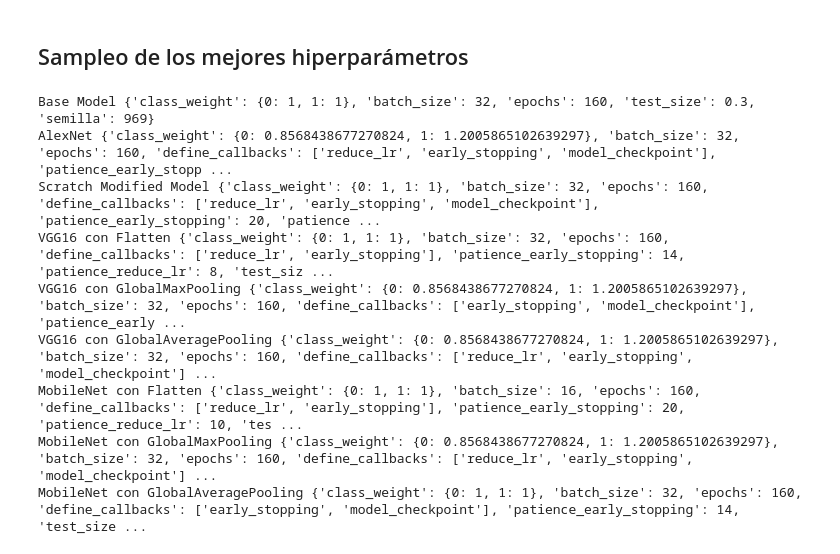
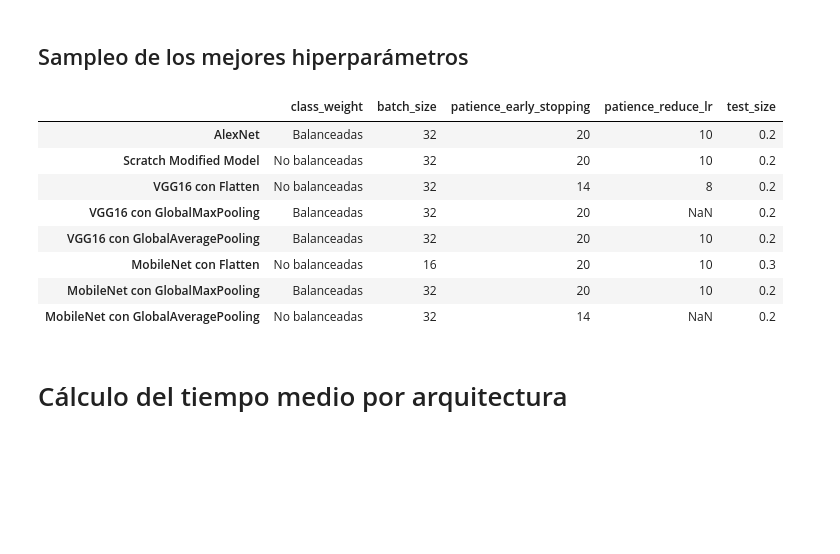
Before and after one commit to raulpg1/mining-detector-gee-tfm, a Jupyter notebook: notebooks/visualizacion_resultados.ipynb, the cells around one changed output. Drawn from its saved outputs; the diff is of its cells as text; code cells hidden in the pictures; blank space fills up the shorter version.

```diff
--- a/notebooks/visualizacion_resultados.ipynb
+++ b/notebooks/visualizacion_resultados.ipynb
@@ -447,15 +448,49 @@ display(df_sorted)
 # %% [markdown]
 ## Sampleo de los mejores hiperparámetros
 # %%
-for elem in model_data_list:
-    print(elem[0],elem[2][0])
+models_data = {}
+for elem in model_data_list[1:]:
+    models_data[elem[0]] = elem[2][0]
+df = pd.DataFrame(models_data).T
+
+def transformar_class_weight(class_weight):
+    if class_weight == {0: 1, 1: 1}:
+        return "No balanceadas"
+    else:
+        return "Balanceadas"
+    # if class_weight == {0: 0.8568438677270824, 1: 1.2005865102639297}:
+    #     return {0: 0.86, 1: 1.20}
+    # else:
+    #     return class_weight
+df["class_weight"] = df["class_weight"].apply(transformar_class_weight)
+
+def transformar_define_callbacks(callback):
+    lista_final = ""
+    for elem in callback:
+        if elem == "reduce_lr":
+            lista_final += "reduce_lr y "
+        if elem == "early_stopping":
+            lista_final += "early_stopping"
+    return lista_final
+df["define_callbacks"] = df["define_callbacks"].apply(transformar_define_callbacks)
+del df["epochs"]
+del df["define_callbacks"]
+del df["semilla"]
+
+
+# new_row = pd.DataFrame({'class_weight': "No balancea", 'batch_size':32,	"patience early stopping":"NaN","patience reduce lr":"NaN",	'test_size':0.3},index=["Base Model"])
+# df = pd.concat([new_row, df])
+
+display(df)
 # %% [output]
-Base Model {'class_weight': {0: 1, 1: 1}, 'batch_size': 32, 'epochs': 160, 'test_size': 0.3, 'semilla': 969}
-AlexNet {'class_weight': {0: 0.8568438677270824, 1: 1.2005865102639297}, 'batch_size': 32, 'epochs': 160, 'define_callbacks': ['reduce_lr', 'early_stopping', 'model_checkpoint'], 'patience_early_stopp ...
-Scratch Modified Model {'class_weight': {0: 1, 1: 1}, 'batch_size': 32, 'epochs': 160, 'define_callbacks': ['reduce_lr', 'early_stopping', 'model_checkpoint'], 'patience_early_stopping': 20, 'patience ...
-VGG16 con Flatten {'class_weight': {0: 1, 1: 1}, 'batch_size': 32, 'epochs': 160, 'define_callbacks': ['reduce_lr', 'early_stopping'], 'patience_early_stopping': 14, 'patience_reduce_lr': 8, 'test_siz ...
-VGG16 con GlobalMaxPooling {'class_weight': {0: 0.8568438677270824, 1: 1.2005865102639297}, 'batch_size': 32, 'epochs': 160, 'define_callbacks': ['early_stopping', 'model_checkpoint'], 'patience_early ...
-VGG16 con GlobalAveragePooling {'class_weight': {0: 0.8568438677270824, 1: 1.2005865102639297}, 'batch_size': 32, 'epochs': 160, 'define_callbacks': ['reduce_lr', 'early_stopping', 'model_checkpoint'] ...
-MobileNet con Flatten {'class_weight': {0: 1, 1: 1}, 'batch_size': 16, 'epochs': 160, 'define_callbacks': ['reduce_lr', 'early_stopping'], 'patience_early_stopping': 20, 'patience_reduce_lr': 10, 'tes ...
-MobileNet con GlobalMaxPooling {'class_weight': {0: 0.8568438677270824, 1: 1.2005865102639297}, 'batch_size': 32, 'epochs': 160, 'define_callbacks': ['reduce_lr', 'early_stopping', 'model_checkpoint'] ...
-MobileNet con GlobalAveragePooling {'class_weight': {0: 1, 1: 1}, 'batch_size': 32, 'epochs': 160, 'define_callbacks': ['early_stopping', 'model_checkpoint'], 'patience_early_stopping': 14, 'test_size ...
+|  | class_weight | batch_size | patience_early_stopping | patience_reduce_lr | test_size |
+| AlexNet | Balanceadas | 32 | 20 | 10 | 0.2 |
+| Scratch Modified Model | No balanceadas | 32 | 20 | 10 | 0.2 |
+| VGG16 con Flatten | No balanceadas | 32 | 14 | 8 | 0.2 |
+| VGG16 con GlobalMaxPooling | Balanceadas | 32 | 20 | NaN | 0.2 |
+| VGG16 con GlobalAveragePooling | Balanceadas | 32 | 20 | 10 | 0.2 |
+| MobileNet con Flatten | No balanceadas | 16 | 20 | 10 | 0.3 |
+| MobileNet con GlobalMaxPooling | Balanceadas | 32 | 20 | 10 | 0.2 |
+| MobileNet con GlobalAveragePooling | No balanceadas | 32 | 14 | NaN | 0.2 |
+# %% [markdown]
+# Cálculo del tiempo medio por arquitectura
```
Also changed, not shown: parts of 4 cells of this notebook.
